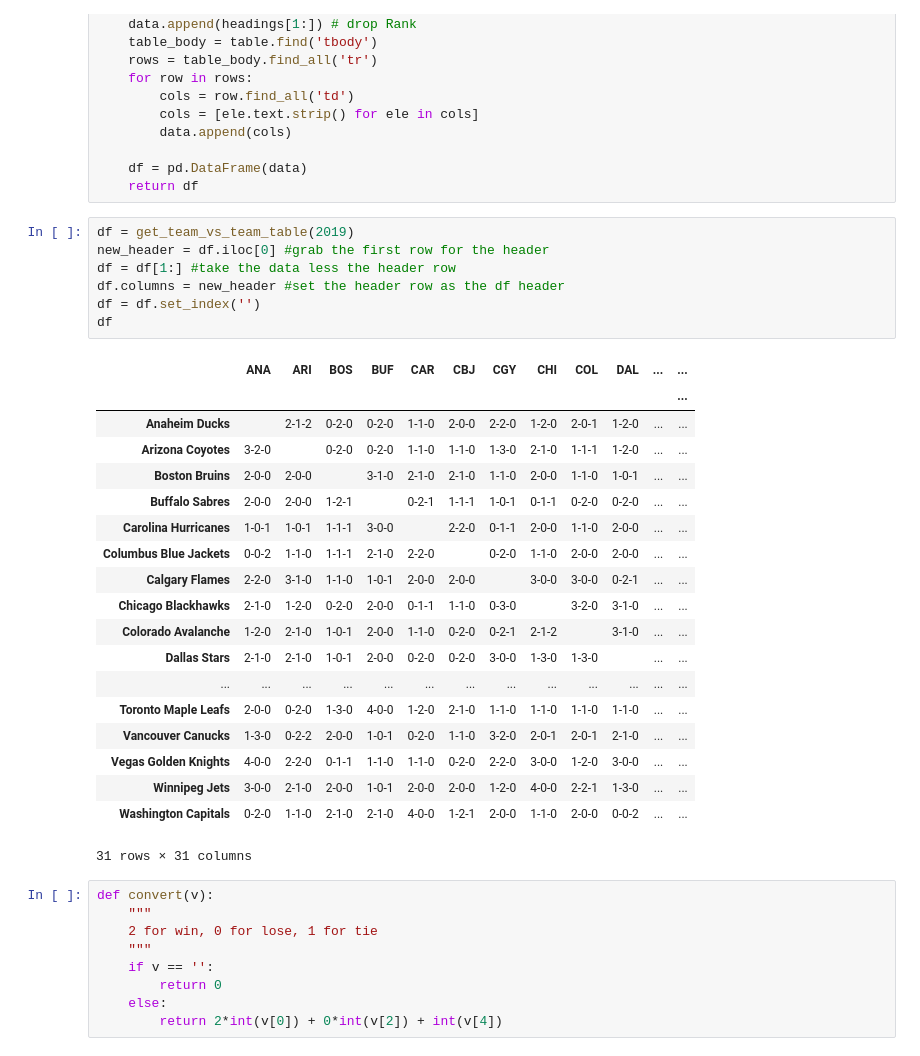
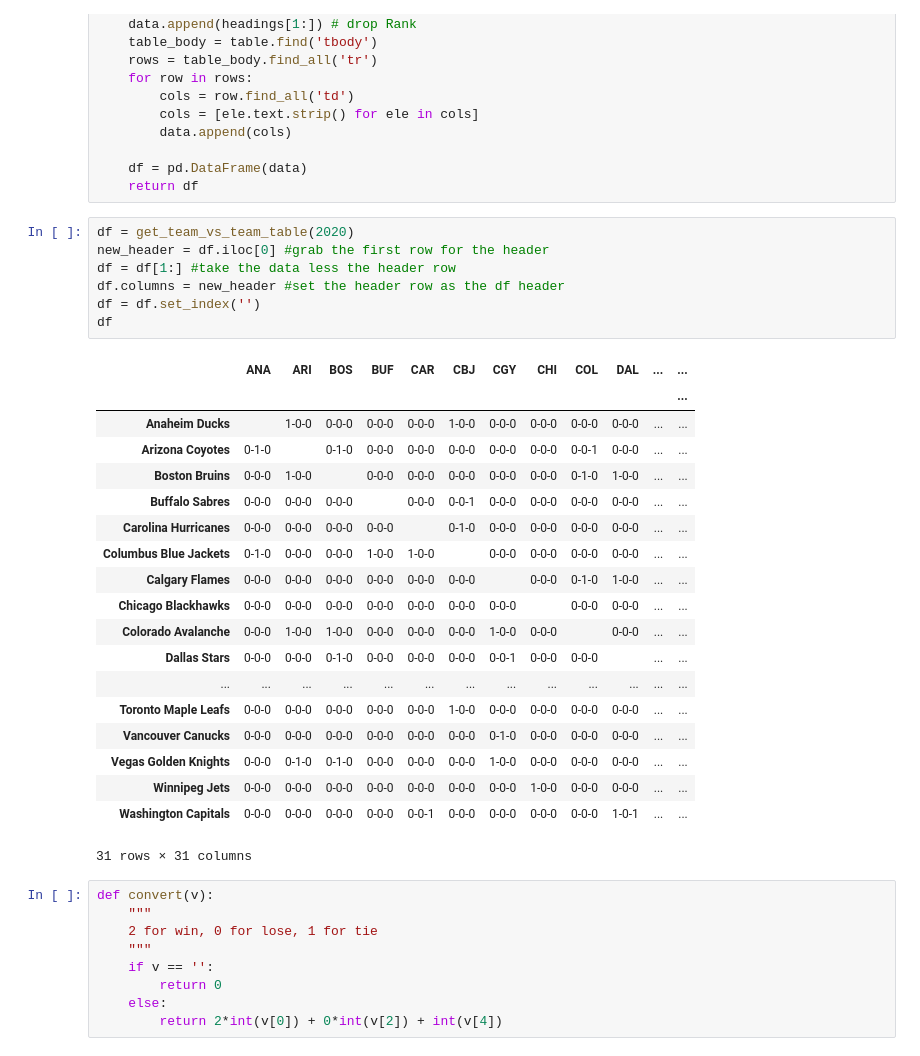
Before and after one commit to edj36/models, a Jupyter notebook: hockey/hockey-reference.ipynb, the cells around one changed output. Drawn from its saved outputs; the diff is of its cells as text.

Commit message:
hockey reference to dataframe

```diff
--- a/hockey/hockey-reference.ipynb
+++ b/hockey/hockey-reference.ipynb
@@ -36,31 +36,31 @@ def get_team_vs_team_table(season):
     df = pd.DataFrame(data)
     return df
 # %%
-df = get_team_vs_team_table(2019)
+df = get_team_vs_team_table(2020)
 new_header = df.iloc[0] #grab the first row for the header
 df = df[1:] #take the data less the header row
 df.columns = new_header #set the header row as the df header
 df = df.set_index('')
 df
 # %% [output]
 |  | ANA | ARI | BOS | BUF | CAR | CBJ | CGY | CHI | COL | DAL | ... | ... |
 |  |  |  |  |  |  |  |  |  |  |  |  | ... |
-| Anaheim Ducks |  | 2-1-2 | 0-2-0 | 0-2-0 | 1-1-0 | 2-0-0 | 2-2-0 | 1-2-0 | 2-0-1 | 1-2-0 | ... | ... |
-| Arizona Coyotes | 3-2-0 |  | 0-2-0 | 0-2-0 | 1-1-0 | 1-1-0 | 1-3-0 | 2-1-0 | 1-1-1 | 1-2-0 | ... | ... |
-| Boston Bruins | 2-0-0 | 2-0-0 |  | 3-1-0 | 2-1-0 | 2-1-0 | 1-1-0 | 2-0-0 | 1-1-0 | 1-0-1 | ... | ... |
-| Buffalo Sabres | 2-0-0 | 2-0-0 | 1-2-1 |  | 0-2-1 | 1-1-1 | 1-0-1 | 0-1-1 | 0-2-0 | 0-2-0 | ... | ... |
-| Carolina Hurricanes | 1-0-1 | 1-0-1 | 1-1-1 | 3-0-0 |  | 2-2-0 | 0-1-1 | 2-0-0 | 1-1-0 | 2-0-0 | ... | ... |
-| Columbus Blue Jackets | 0-0-2 | 1-1-0 | 1-1-1 | 2-1-0 | 2-2-0 |  | 0-2-0 | 1-1-0 | 2-0-0 | 2-0-0 | ... | ... |
-| Calgary Flames | 2-2-0 | 3-1-0 | 1-1-0 | 1-0-1 | 2-0-0 | 2-0-0 |  | 3-0-0 | 3-0-0 | 0-2-1 | ... | ... |
-| Chicago Blackhawks | 2-1-0 | 1-2-0 | 0-2-0 | 2-0-0 | 0-1-1 | 1-1-0 | 0-3-0 |  | 3-2-0 | 3-1-0 | ... | ... |
-| Colorado Avalanche | 1-2-0 | 2-1-0 | 1-0-1 | 2-0-0 | 1-1-0 | 0-2-0 | 0-2-1 | 2-1-2 |  | 3-1-0 | ... | ... |
-| Dallas Stars | 2-1-0 | 2-1-0 | 1-0-1 | 2-0-0 | 0-2-0 | 0-2-0 | 3-0-0 | 1-3-0 | 1-3-0 |  | ... | ... |
+| Anaheim Ducks |  | 1-0-0 | 0-0-0 | 0-0-0 | 0-0-0 | 1-0-0 | 0-0-0 | 0-0-0 | 0-0-0 | 0-0-0 | ... | ... |
+| Arizona Coyotes | 0-1-0 |  | 0-1-0 | 0-0-0 | 0-0-0 | 0-0-0 | 0-0-0 | 0-0-0 | 0-0-1 | 0-0-0 | ... | ... |
+| Boston Bruins | 0-0-0 | 1-0-0 |  | 0-0-0 | 0-0-0 | 0-0-0 | 0-0-0 | 0-0-0 | 0-1-0 | 1-0-0 | ... | ... |
+| Buffalo Sabres | 0-0-0 | 0-0-0 | 0-0-0 |  | 0-0-0 | 0-0-1 | 0-0-0 | 0-0-0 | 0-0-0 | 0-0-0 | ... | ... |
+| Carolina Hurricanes | 0-0-0 | 0-0-0 | 0-0-0 | 0-0-0 |  | 0-1-0 | 0-0-0 | 0-0-0 | 0-0-0 | 0-0-0 | ... | ... |
+| Columbus Blue Jackets | 0-1-0 | 0-0-0 | 0-0-0 | 1-0-0 | 1-0-0 |  | 0-0-0 | 0-0-0 | 0-0-0 | 0-0-0 | ... | ... |
+| Calgary Flames | 0-0-0 | 0-0-0 | 0-0-0 | 0-0-0 | 0-0-0 | 0-0-0 |  | 0-0-0 | 0-1-0 | 1-0-0 | ... | ... |
+| Chicago Blackhawks | 0-0-0 | 0-0-0 | 0-0-0 | 0-0-0 | 0-0-0 | 0-0-0 | 0-0-0 |  | 0-0-0 | 0-0-0 | ... | ... |
+| Colorado Avalanche | 0-0-0 | 1-0-0 | 1-0-0 | 0-0-0 | 0-0-0 | 0-0-0 | 1-0-0 | 0-0-0 |  | 0-0-0 | ... | ... |
+| Dallas Stars | 0-0-0 | 0-0-0 | 0-1-0 | 0-0-0 | 0-0-0 | 0-0-0 | 0-0-1 | 0-0-0 | 0-0-0 |  | ... | ... |
 | ... | ... | ... | ... | ... | ... | ... | ... | ... | ... | ... | ... | ... |
-| Toronto Maple Leafs | 2-0-0 | 0-2-0 | 1-3-0 | 4-0-0 | 1-2-0 | 2-1-0 | 1-1-0 | 1-1-0 | 1-1-0 | 1-1-0 | ... | ... |
-| Vancouver Canucks | 1-3-0 | 0-2-2 | 2-0-0 | 1-0-1 | 0-2-0 | 1-1-0 | 3-2-0 | 2-0-1 | 2-0-1 | 2-1-0 | ... | ... |
-| Vegas Golden Knights | 4-0-0 | 2-2-0 | 0-1-1 | 1-1-0 | 1-1-0 | 0-2-0 | 2-2-0 | 3-0-0 | 1-2-0 | 3-0-0 | ... | ... |
-| Winnipeg Jets | 3-0-0 | 2-1-0 | 2-0-0 | 1-0-1 | 2-0-0 | 2-0-0 | 1-2-0 | 4-0-0 | 2-2-1 | 1-3-0 | ... | ... |
-| Washington Capitals | 0-2-0 | 1-1-0 | 2-1-0 | 2-1-0 | 4-0-0 | 1-2-1 | 2-0-0 | 1-1-0 | 2-0-0 | 0-0-2 | ... | ... |
+| Toronto Maple Leafs | 0-0-0 | 0-0-0 | 0-0-0 | 0-0-0 | 0-0-0 | 1-0-0 | 0-0-0 | 0-0-0 | 0-0-0 | 0-0-0 | ... | ... |
+| Vancouver Canucks | 0-0-0 | 0-0-0 | 0-0-0 | 0-0-0 | 0-0-0 | 0-0-0 | 0-1-0 | 0-0-0 | 0-0-0 | 0-0-0 | ... | ... |
+| Vegas Golden Knights | 0-0-0 | 0-1-0 | 0-1-0 | 0-0-0 | 0-0-0 | 0-0-0 | 1-0-0 | 0-0-0 | 0-0-0 | 0-0-0 | ... | ... |
+| Winnipeg Jets | 0-0-0 | 0-0-0 | 0-0-0 | 0-0-0 | 0-0-0 | 0-0-0 | 0-0-0 | 1-0-0 | 0-0-0 | 0-0-0 | ... | ... |
+| Washington Capitals | 0-0-0 | 0-0-0 | 0-0-0 | 0-0-0 | 0-0-1 | 0-0-0 | 0-0-0 | 0-0-0 | 0-0-0 | 1-0-1 | ... | ... |
 31 rows × 31 columns
 # %%
 def convert(v):
```
Also changed, not shown: parts of 2 cells of this notebook.
